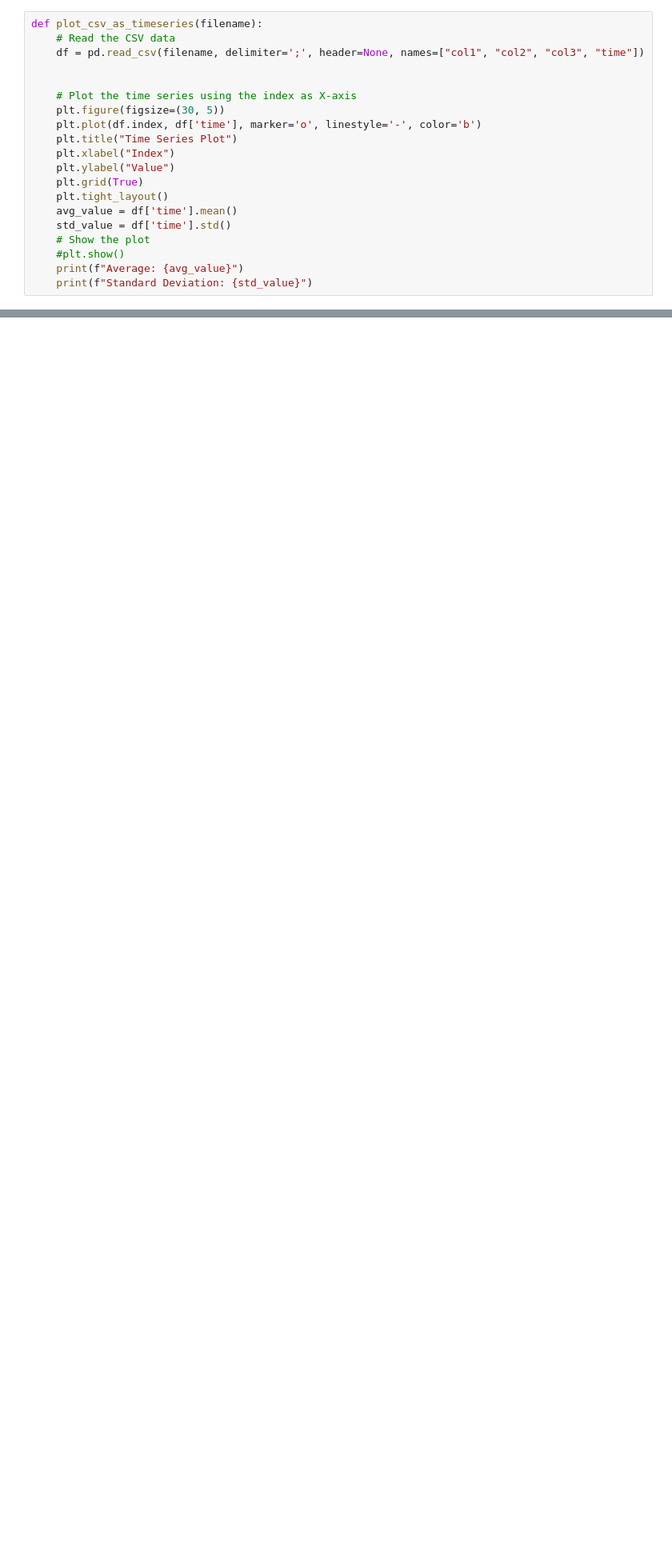
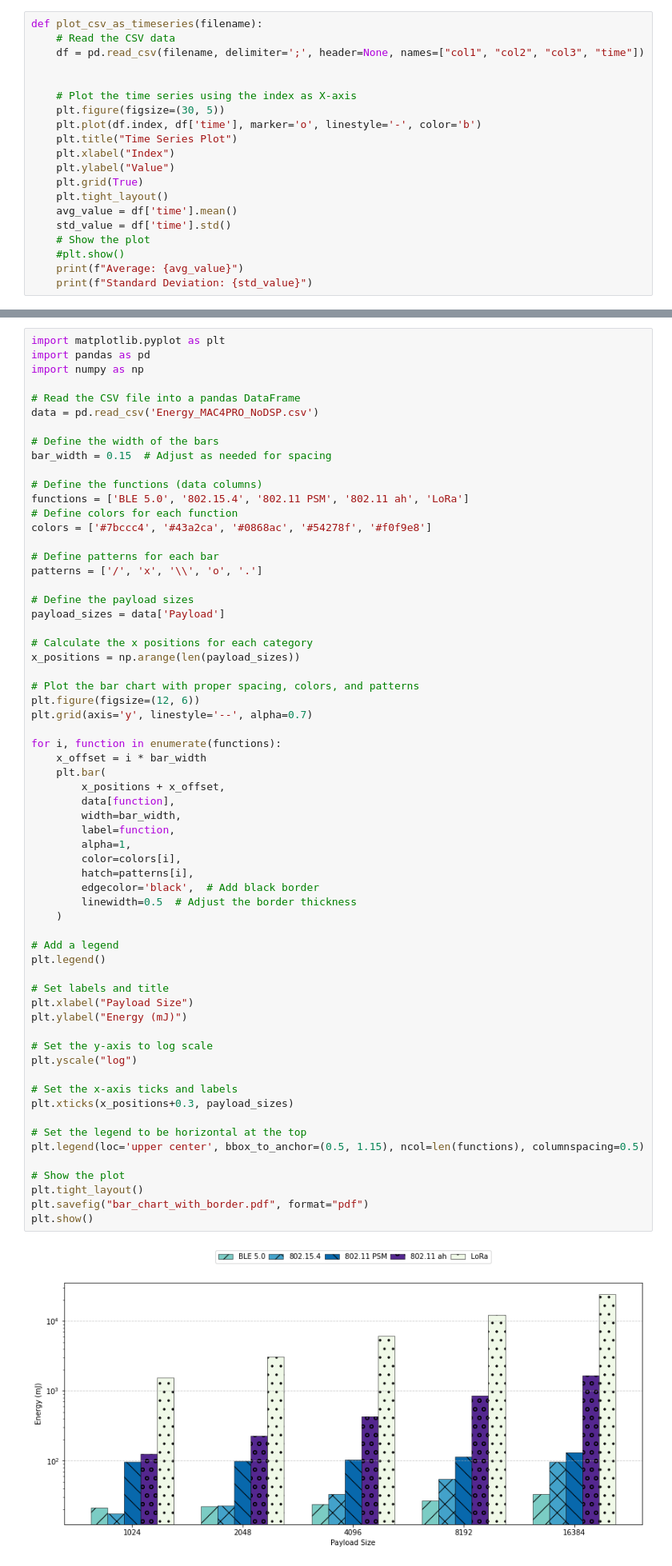
Before and after one commit to ivanzy/professor, a Jupyter notebook: scripts/check-data.ipynb, the cells around one changed output, grey strips where cells are left out. Shown at 80% size. Drawn from its saved outputs; the diff is of its cells as text; blank space fills up the shorter version.

```diff
--- a/scripts/check-data.ipynb
+++ b/scripts/check-data.ipynb
@@ -151,0 +134,65 @@ plt.show()
+# %%
+import matplotlib.pyplot as plt
+import pandas as pd
+import numpy as np
+
+# Read the CSV file into a pandas DataFrame
+data = pd.read_csv('Energy_MAC4PRO_NoDSP.csv')
+
+# Define the width of the bars
+bar_width = 0.15  # Adjust as needed for spacing
+
+# Define the functions (data columns)
+functions = ['BLE 5.0', '802.15.4', '802.11 PSM', '802.11 ah', 'LoRa']
+# Define colors for each function
+colors = ['#7bccc4', '#43a2ca', '#0868ac', '#54278f', '#f0f9e8']
+
+# Define patterns for each bar
+patterns = ['/', 'x', '\\', 'o', '.']
+
+# Define the payload sizes
+payload_sizes = data['Payload']
+
+# Calculate the x positions for each category
+x_positions = np.arange(len(payload_sizes))
+
+# Plot the bar chart with proper spacing, colors, and patterns
+plt.figure(figsize=(12, 6))
+plt.grid(axis='y', linestyle='--', alpha=0.7)
+
+for i, function in enumerate(functions):
+    x_offset = i * bar_width
+    plt.bar(
+        x_positions + x_offset,
+        data[function],
+        width=bar_width,
+        label=function,
+        alpha=1,
+        color=colors[i],
+        hatch=patterns[i],
+        edgecolor='black',  # Add black border
+        linewidth=0.5  # Adjust the border thickness
+    )
+
+# Add a legend
+plt.legend()
+
+# Set labels and title
+plt.xlabel("Payload Size")
+plt.ylabel("Energy (mJ)")
+
+# Set the y-axis to log scale
+plt.yscale("log")
+
+# Set the x-axis ticks and labels
+plt.xticks(x_positions+0.3, payload_sizes)
+
+# Set the legend to be horizontal at the top
+plt.legend(loc='upper center', bbox_to_anchor=(0.5, 1.15), ncol=len(functions), columnspacing=0.5)
+
+# Show the plot
+plt.tight_layout()
+plt.savefig("bar_chart_with_border.pdf", format="pdf")
+plt.show()
+# %% [output]
+[figure, added]
```
Also changed, not shown: parts of 7 cells of this notebook, 8 other files.
